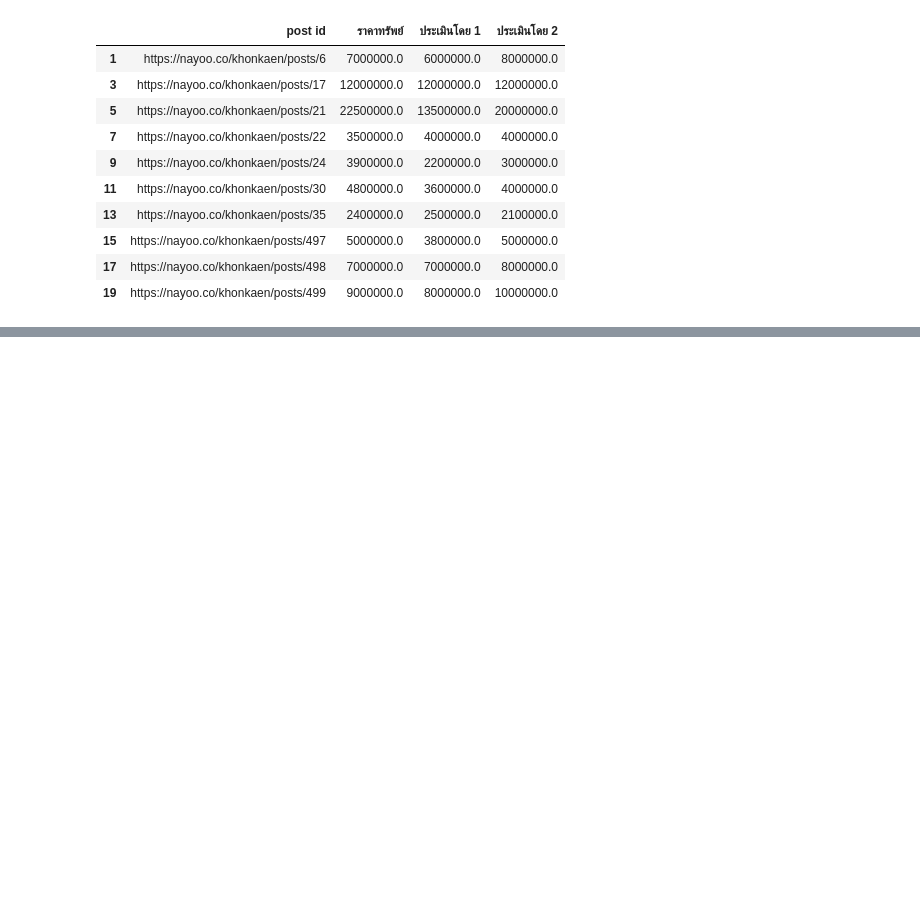
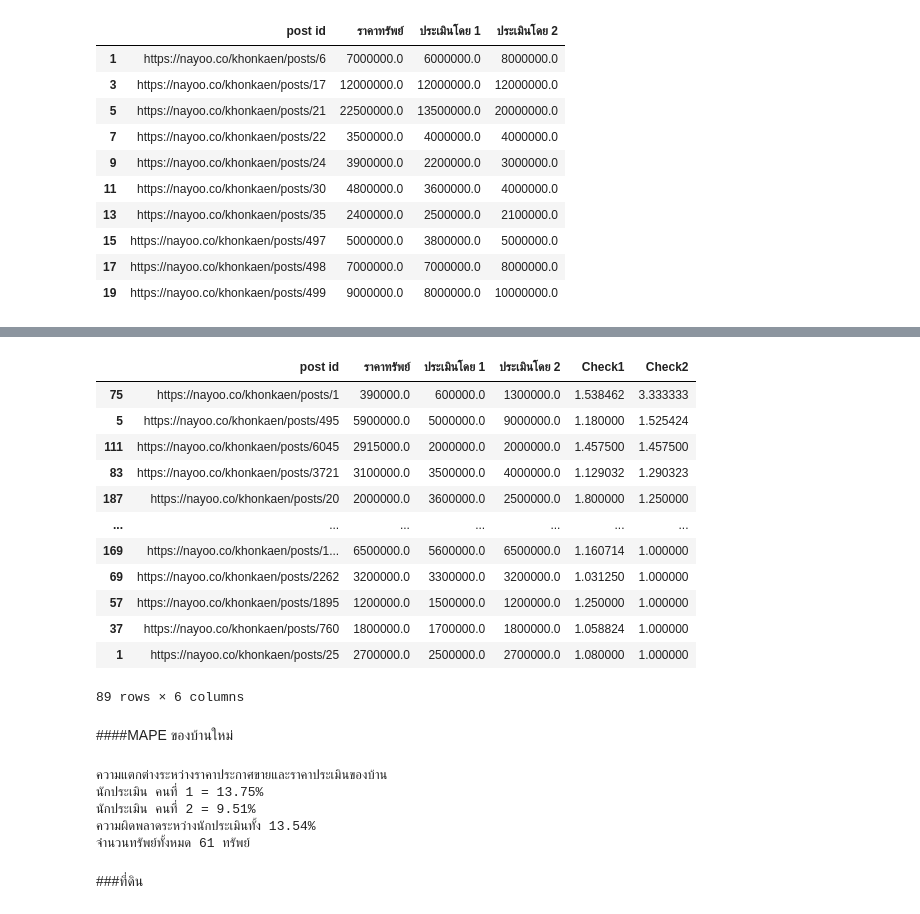
Before and after one commit to Praewphat/bsc_dpdm22, a Jupyter notebook: [dataprep1]_property_estimator.ipynb, the cells around one changed output, grey strips where cells are left out. Cells and saved outputs as stored; diff of their text form; code cells hidden in the pictures; blank space fills up the shorter version.

```diff
--- a/[dataprep1]_property_estimator.ipynb
+++ b/[dataprep1]_property_estimator.ipynb
@@ -638,0 +755,41 @@ print(f'ผู้ประเมินคนที่ 1 เทียบกับ
+# %%
+all_h.sort_values(by=['Check2'], ascending=False)
+# %% [output]
+|  | post id | ราคาทรัพย์ | ประเมินโดย 1 | ประเมินโดย 2 | Check1 | Check2 |
+| 75 | https://nayoo.co/khonkaen/posts/1 | 390000.0 | 600000.0 | 1300000.0 | 1.538462 | 3.333333 |
+| 5 | https://nayoo.co/khonkaen/posts/495 | 5900000.0 | 5000000.0 | 9000000.0 | 1.180000 | 1.525424 |
+| 111 | https://nayoo.co/khonkaen/posts/6045 | 2915000.0 | 2000000.0 | 2000000.0 | 1.457500 | 1.457500 |
+| 83 | https://nayoo.co/khonkaen/posts/3721 | 3100000.0 | 3500000.0 | 4000000.0 | 1.129032 | 1.290323 |
+| 187 | https://nayoo.co/khonkaen/posts/20 | 2000000.0 | 3600000.0 | 2500000.0 | 1.800000 | 1.250000 |
+| ... | ... | ... | ... | ... | ... | ... |
+| 169 | https://nayoo.co/khonkaen/posts/1... | 6500000.0 | 5600000.0 | 6500000.0 | 1.160714 | 1.000000 |
+| 69 | https://nayoo.co/khonkaen/posts/2262 | 3200000.0 | 3300000.0 | 3200000.0 | 1.031250 | 1.000000 |
+| 57 | https://nayoo.co/khonkaen/posts/1895 | 1200000.0 | 1500000.0 | 1200000.0 | 1.250000 | 1.000000 |
+| 37 | https://nayoo.co/khonkaen/posts/760 | 1800000.0 | 1700000.0 | 1800000.0 | 1.058824 | 1.000000 |
+| 1 | https://nayoo.co/khonkaen/posts/25 | 2700000.0 | 2500000.0 | 2700000.0 | 1.080000 | 1.000000 |
+89 rows × 6 columns
+# %% [markdown]
+####MAPE ของบ้านใหม่
+# %%
+temp = pd.read_excel('แก้ไขคำตอบนักประเมิน.xlsx',sheet_name='บ้าน')
+idl1 = temp[temp['ID ผู้ประเมิน']==1]
+idl1 = idl1.dropna(subset=['ราคาทรัพย์','ประเมินราคาซื้อ-ขาย'])
+idl2 = temp[temp['ID ผู้ประเมิน']==2]
+idl2 = idl2.dropna(subset=['ราคาทรัพย์','ประเมินราคาซื้อ-ขาย'])
+idl1MAPE = mape(idl1['ประเมินราคาซื้อ-ขาย'],pd.to_numeric(idl1['ราคาทรัพย์']))
+idl2MAPE = mape(idl2['ประเมินราคาซื้อ-ขาย'],pd.to_numeric(idl2['ราคาทรัพย์']))
+print(f'ความแตกต่างระหว่างราคาประกาศขายและราคาประเมินของบ้าน\nนักประเมิน คนที่ 1 = {idl1MAPE*100:.2f}%\nนักประเมิน คนที่ 2 = {idl2MAPE*100:.2f}%')
+idl2['ประเมิน2'] = idl2['post id'].map(idl1.set_index('post id')['ประเมินราคาซื้อ-ขาย'])
+id2_l = idl2.dropna(subset=['ประเมินราคาซื้อ-ขาย','ประเมิน2','ราคาทรัพย์'])
+one2twol = mape(id2_l['ประเมินราคาซื้อ-ขาย'],id2_l['ประเมิน2'])
+two2onel = mape(id2_l['ประเมิน2'],id2_l['ประเมินราคาซื้อ-ขาย'])
+print(f'ความผิดพลาดระหว่างนักประเมินทั้ง {((one2twol)+(two2onel))*50:.2f}%')
+print(f'จำนวนทรัพย์ทั้งหมด {len(id2_l)} ทรัพย์')
+# %% [output]
+ความแตกต่างระหว่างราคาประกาศขายและราคาประเมินของบ้าน
+นักประเมิน คนที่ 1 = 13.75%
+นักประเมิน คนที่ 2 = 9.51%
+ความผิดพลาดระหว่างนักประเมินทั้ง 13.54%
+จำนวนทรัพย์ทั้งหมด 61 ทรัพย์
+# %% [markdown]
+###ที่ดิน
```
Also changed, not shown: parts of 90 cells of this notebook.
